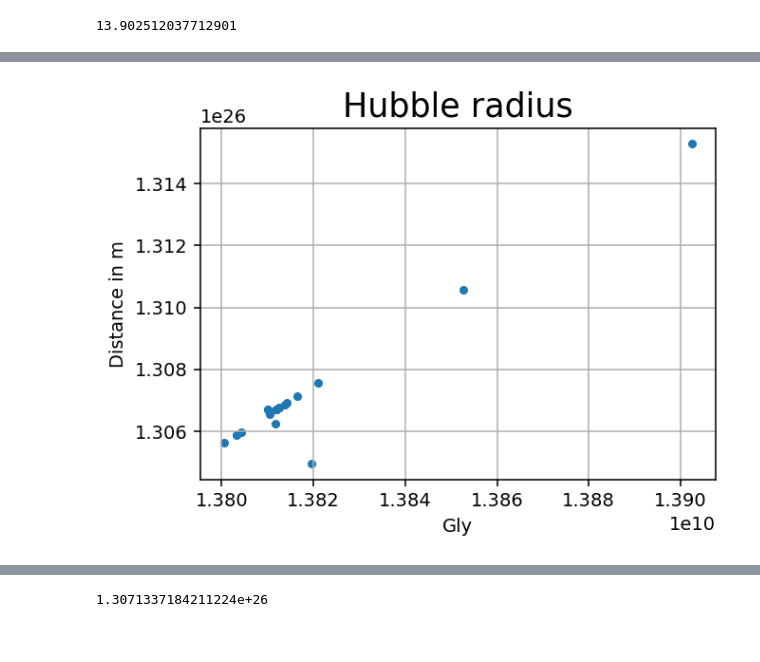
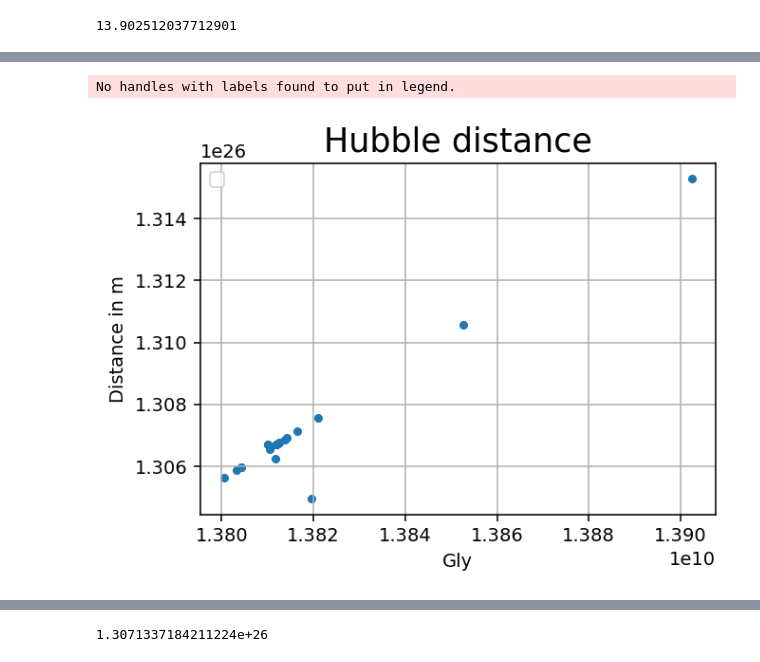
Before and after one commit to LaGuer/hubble-radius, a Jupyter notebook: hubble-radius.ipynb, the cells around one changed output, grey strips where cells are left out. Saved outputs shown, nothing was run; the diff lists cells and outputs as text; code cells hidden in the pictures.

```diff
--- a/hubble-radius.ipynb
+++ b/hubble-radius.ipynb
@@ -301,19 +315,23 @@ max    1.390251e+10  1.315279e+26
 # %%
 #colors = np.where(df.iloc[:,[2,3]] > 300, 'r', 'k')
 #df.iloc[:,[2,3]]
 w = 5
 h = 3.5
 d = 140
 plt.figure(figsize=(w, h), dpi=d)
 plt.scatter(df.iloc[:,[2,2]], df.iloc[:,[3,3]], s=12 )
 #plt.plot(df.iloc[:,[3,3]], df.iloc[:,[2,2]], '.')
 #plt.plot(df.iloc[:,[2,2]], df.iloc[:,[3,3]], lw=3)
 plt.ylabel('Distance in m')
 plt.xlabel('Gly')
-plt.title('Hubble radius', fontsize=18, color="black")
+plt.title('Hubble distance', fontsize=18, color="black")
+plt.legend(loc=2) # upper left corner
+#plt.xlabel('Number of peculiar dimensions in the bosonic string theory: n = 4k+2')
+#plt.ylabel(r'Macro: lnln$\frac{\lambdabar_{Macro}}{\lambdabar_e}$', fontsize=10, color="red")
 plt.grid()
 # %% [output]
+No handles with labels found to put in legend.
-[figure, old version]
+[figure, new version]
 # %%
 # df.plot(style=['o','rx'])
 # %%
```
Also changed, not shown: parts of 96 cells of this notebook.
